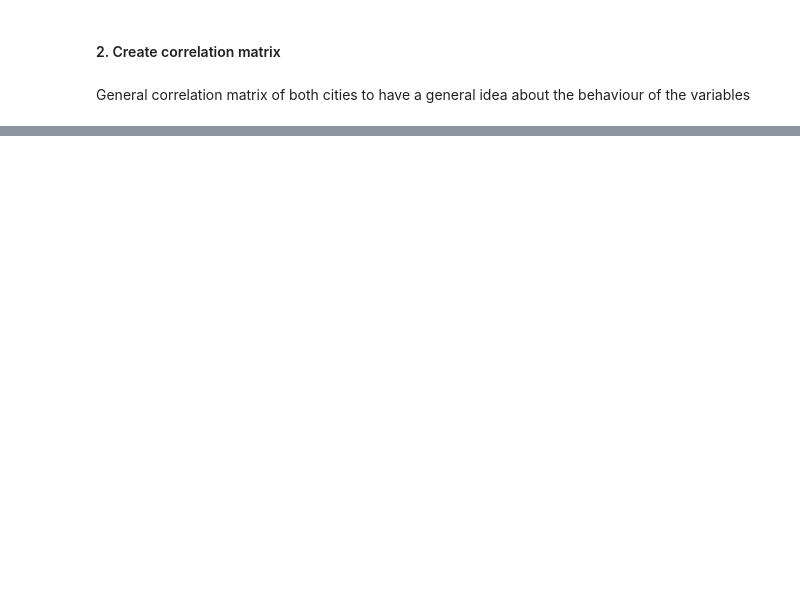
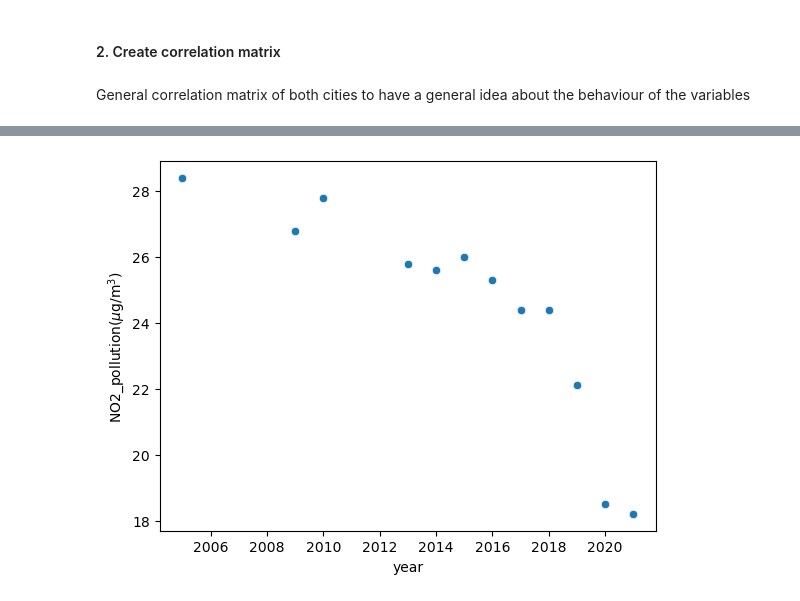
Before and after one commit to katchuli/PROJECT-Low-Emission-Zone-, a Jupyter notebook: files_for_the_project/Project_LOW_EMISSIONS_ZONE.ipynb, the cells around one changed output, grey strips where cells are left out. Saved outputs shown, nothing was run; the diff lists cells and outputs as text; code cells hidden in the pictures; blank space fills up the shorter version.

```diff
--- a/files_for_the_project/Project_LOW_EMISSIONS_ZONE.ipynb
+++ b/files_for_the_project/Project_LOW_EMISSIONS_ZONE.ipynb
@@ -452,0 +481,5 @@ dfw
+# %%
+sns.scatterplot(x=dfb_cleaned['year'], y=dfb_cleaned['NO2_pollution($\\mu$g/m$^3$)'])
+plt.show()
+# %% [output]
+[figure, added]
```
Also changed, not shown: parts of 77 cells of this notebook, 2 other files.
